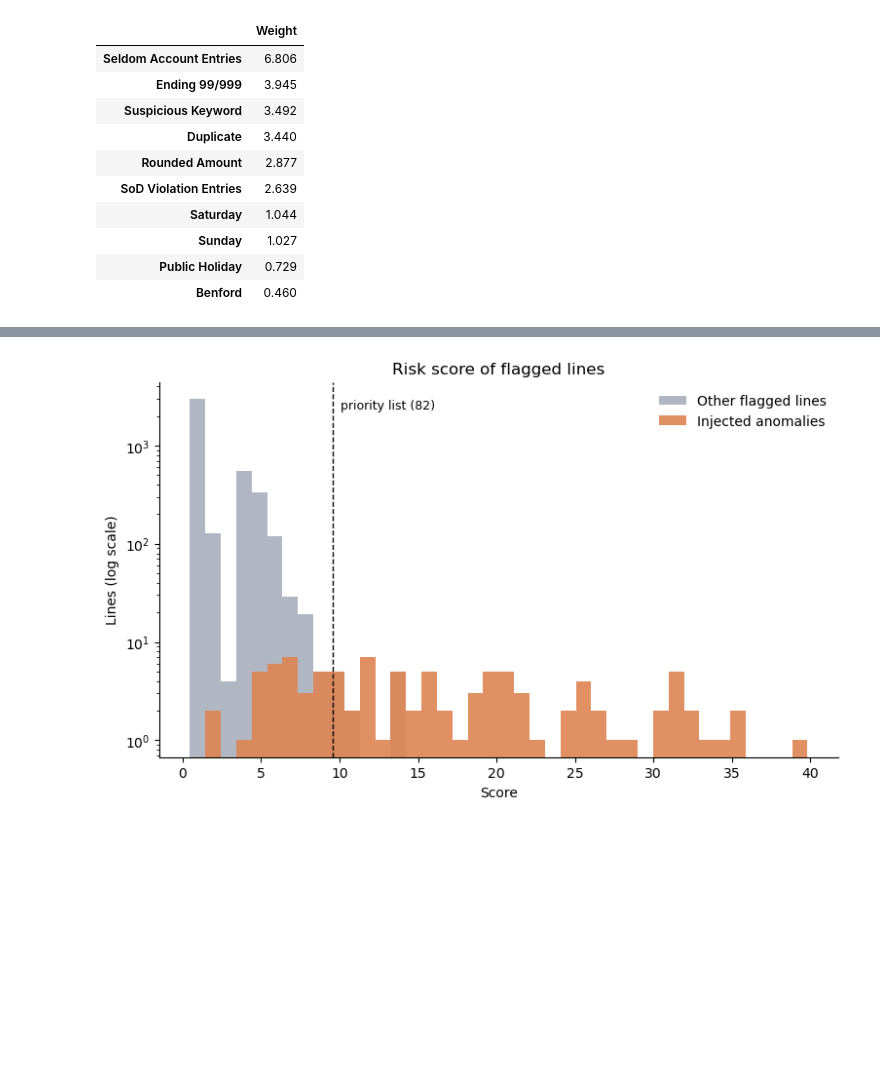
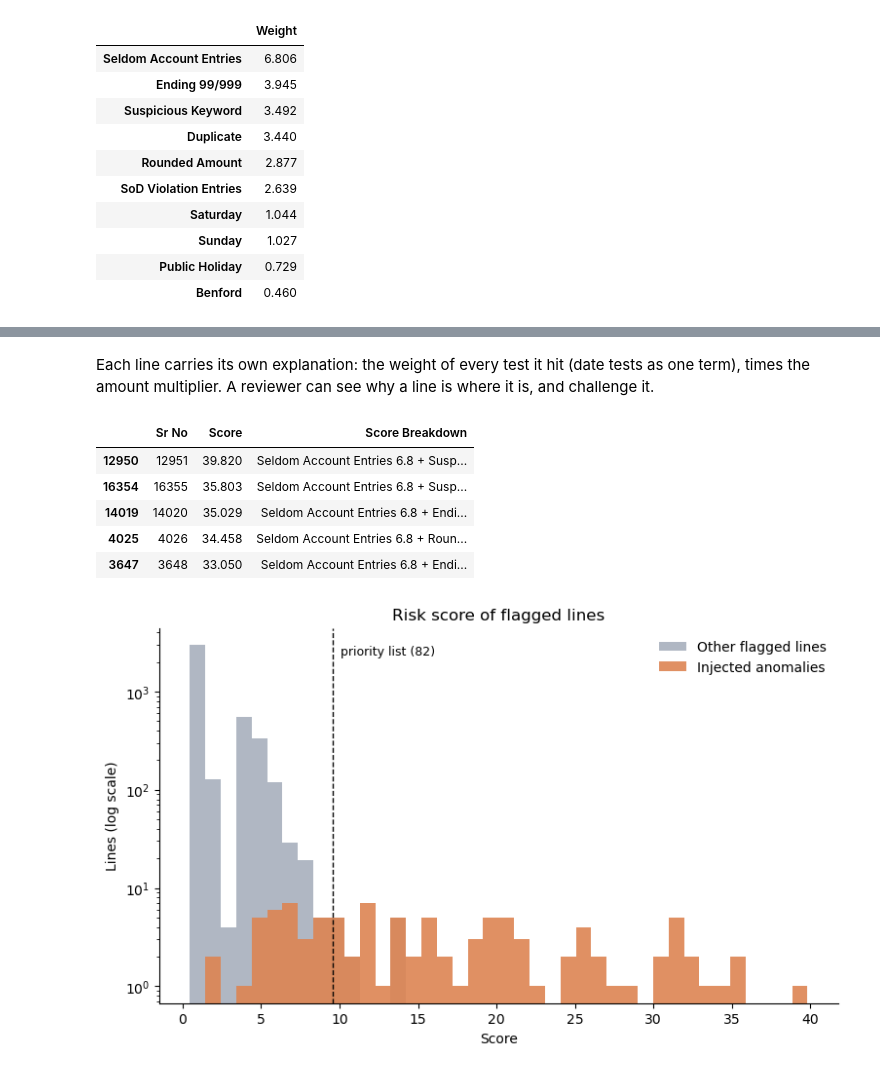
Before and after one commit to luke-menezes/gl-risk-scoring, a Jupyter notebook: notebooks/demo.ipynb, the cells around one changed output, grey strips where cells are left out. Cells and saved outputs as stored; diff of their text form; code cells hidden in the pictures; blank space fills up the shorter version.

```diff
--- a/notebooks/demo.ipynb
+++ b/notebooks/demo.ipynb
@@ -128,3 +128,16 @@ Priority list: 82 lines (0.577 x sqrt(20,050), within 20-150)
+# %% [markdown]
+Each line carries its own explanation: the weight of every test it hit (date tests as one
+term), times the amount multiplier. A reviewer can see why a line is where it is, and challenge it.
+# %%
+with pd.option_context("display.max_colwidth", None):
+    display(priority[["Sr No", "Score", "Score Breakdown"]].head(5))
+# %% [output]
+|  | Sr No | Score | Score Breakdown |
+| 12950 | 12951 | 39.820 | Seldom Account Entries 6.8 + Susp... |
+| 16354 | 16355 | 35.803 | Seldom Account Entries 6.8 + Susp... |
+| 14019 | 14020 | 35.029 | Seldom Account Entries 6.8 + Endi... |
+| 4025 | 4026 | 34.458 | Seldom Account Entries 6.8 + Roun... |
+| 3647 | 3648 | 33.050 | Seldom Account Entries 6.8 + Endi... |
 # %%
 plots.score_distribution(scored, k)
 plt.show()
```
Also changed, not shown: parts of 4 cells of this notebook, 5 other files.
